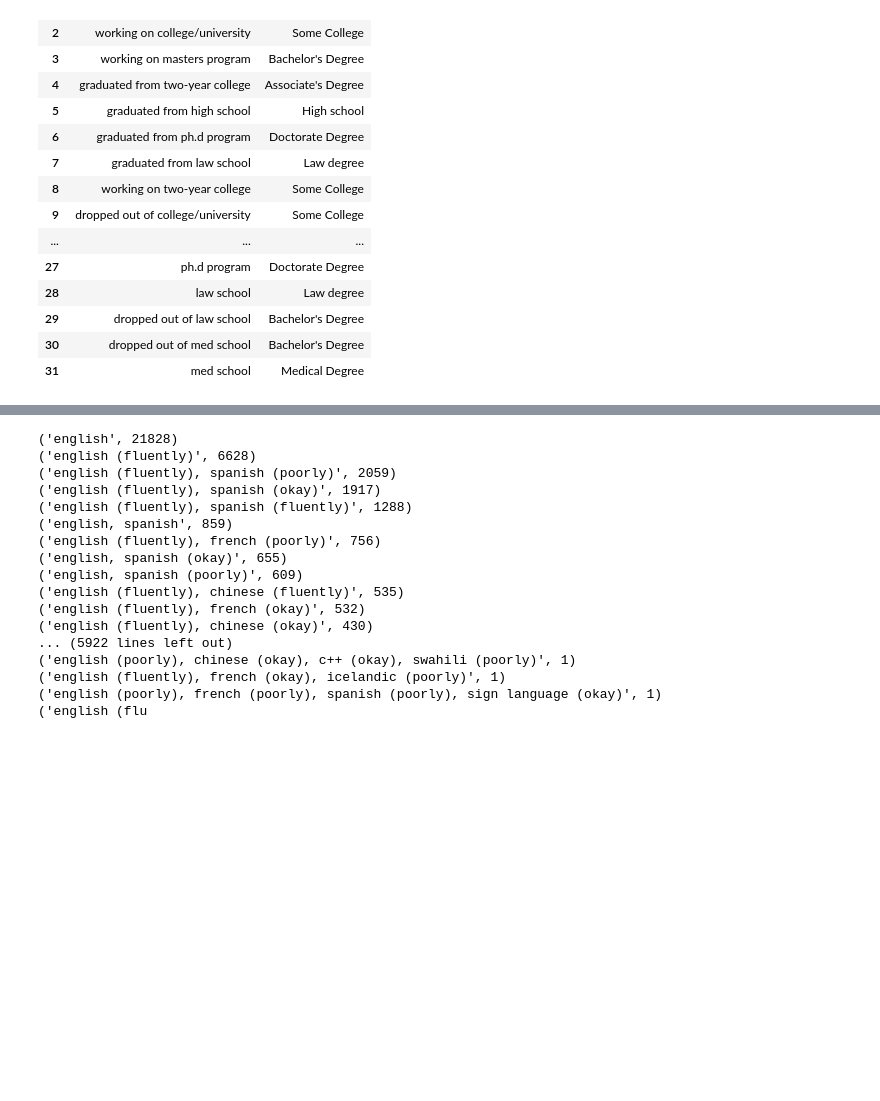
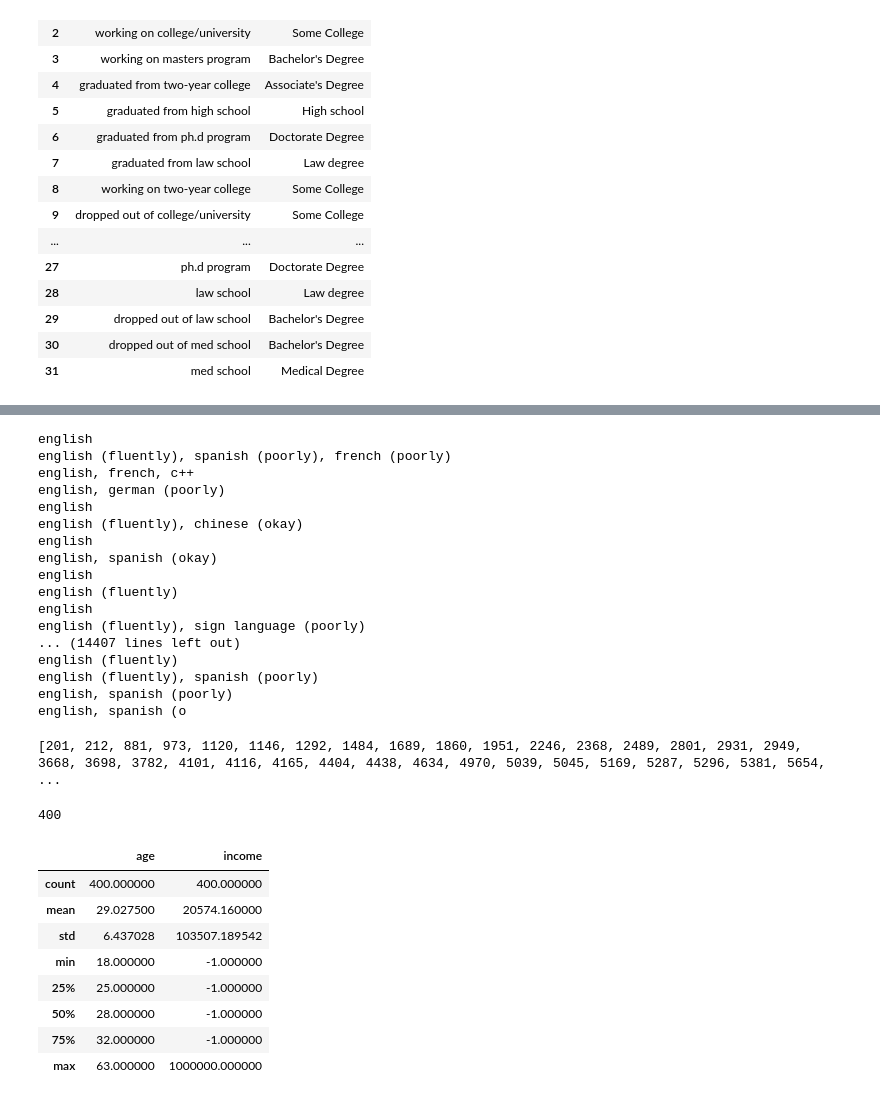
Before and after one commit to truongphamnguyen/daimil-midterm-project, a Jupyter notebook: notebooks/exploring_data.ipynb, the cells around one changed output, grey strips where cells are left out. Drawn from its saved outputs; the diff is of its cells as text; code cells hidden in the pictures; blank space fills up the shorter version.

```diff
--- a/notebooks/exploring_data.ipynb
+++ b/notebooks/exploring_data.ipynb
@@ -229,22 +274,58 @@ edu_cat_df
 # %%
-speak_df = cupid_df['speaks'].value_counts()
-for items in speak_df.items():
-    print(items)
+speak_df = cupid_df['speaks']
+for i in speak_df:
+    print(i)
 # %% [output]
-('english', 21828)
-('english (fluently)', 6628)
-('english (fluently), spanish (poorly)', 2059)
-('english (fluently), spanish (okay)', 1917)
-('english (fluently), spanish (fluently)', 1288)
-('english, spanish', 859)
-('english (fluently), french (poorly)', 756)
-('english, spanish (okay)', 655)
-('english, spanish (poorly)', 609)
-('english (fluently), chinese (fluently)', 535)
-('english (fluently), french (okay)', 532)
-('english (fluently), chinese (okay)', 430)
-... (5922 lines left out)
-('english (poorly), chinese (okay), c++ (okay), swahili (poorly)', 1)
-('english (fluently), french (okay), icelandic (poorly)', 1)
-('english (poorly), french (poorly), spanish (poorly), sign language (okay)', 1)
-('english (flu
+english
+english (fluently), spanish (poorly), french (poorly)
+english, french, c++
+english, german (poorly)
+english
+english (fluently), chinese (okay)
+english
+english, spanish (okay)
+english
+english (fluently)
+english
+english (fluently), sign language (poorly)
+... (14407 lines left out)
+english (fluently)
+english (fluently), spanish (poorly)
+english, spanish (poorly)
+english, spanish (o
+# %%
+# Picking just columns speaks
+speak_df = cupid_df['speaks']
+# Creating empty list to store ID of someone who speak Vietnamese
+vietnamese_ls = []
+# Enumerate speak_df so that i store the index, row store the value for the rows
+for i, row in speak_df.iteritems():
+    # use regualre expression to remove special character in this particular column
+    # included open/close parenthesis and comma
+    row = re.sub(r"[\(\),]","",row)
+    # split the row into words inside list word_ls
+    row_ls = row.split()
+    for word in row_ls:
+        if word == 'vietnamese':
+            vietnamese_ls.append(i)
+print(vietnamese_ls)
+# %% [output]
+[201, 212, 881, 973, 1120, 1146, 1292, 1484, 1689, 1860, 1951, 2246, 2368, 2489, 2801, 2931, 2949, 3668, 3698, 3782, 4101, 4116, 4165, 4404, 4438, 4634, 4970, 5039, 5045, 5169, 5287, 5296, 5381, 5654, ...
+# %%
+# Total people who speak Vietnamese
+print(len(vietnamese_ls))
+# %% [output]
+400
+# %%
+vietnamese_df = cupid_df.iloc[vietnamese_ls]
+vietnamese_df.describe()
+# %% [output]
+|  | age | income |
+| count | 400.000000 | 400.000000 |
+| mean | 29.027500 | 20574.160000 |
+| std | 6.437028 | 103507.189542 |
+| min | 18.000000 | -1.000000 |
+| 25% | 25.000000 | -1.000000 |
+| 50% | 28.000000 | -1.000000 |
+| 75% | 32.000000 | -1.000000 |
+| max | 63.000000 | 1000000.000000 |
```
Also changed, not shown: parts of 9 cells of this notebook, 3 other files.
